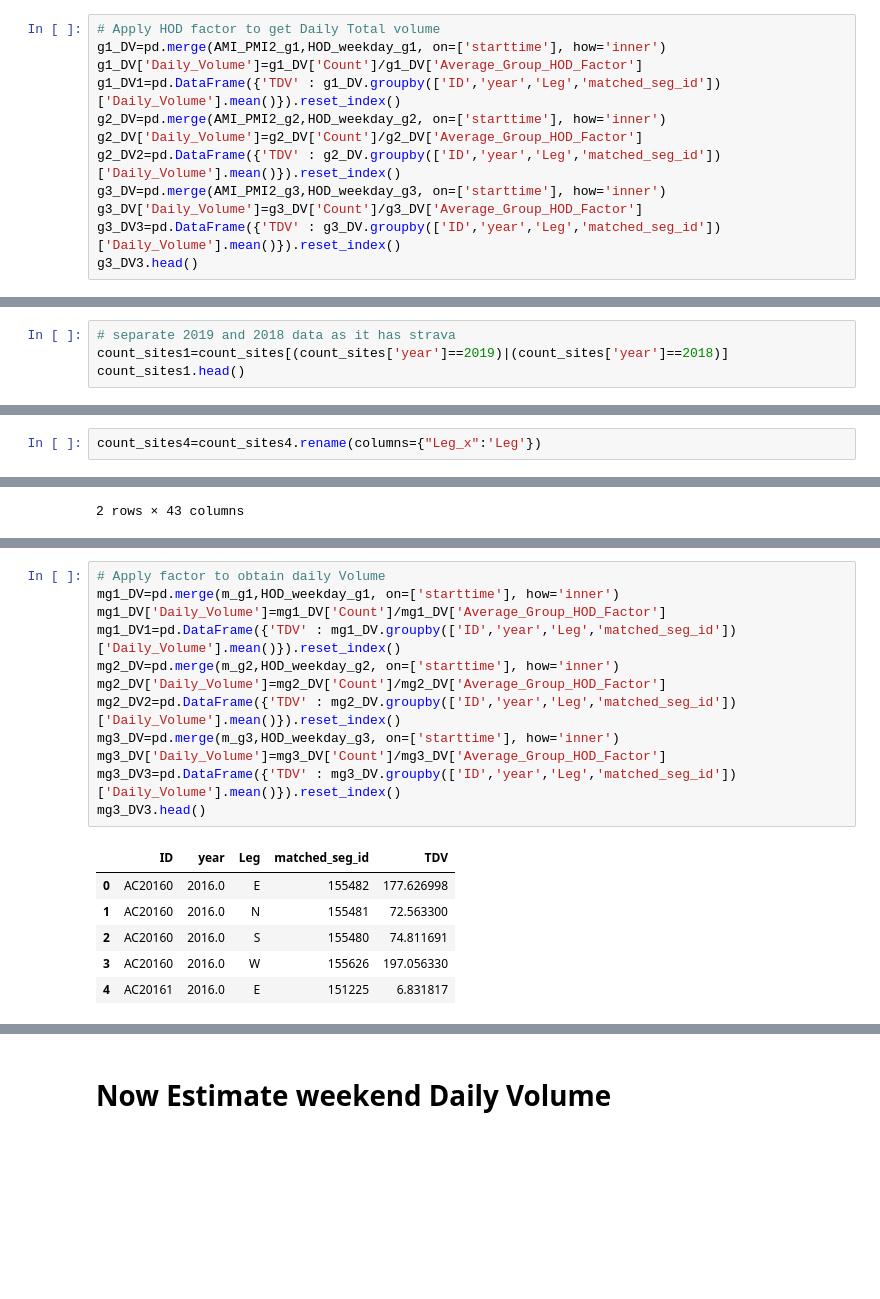
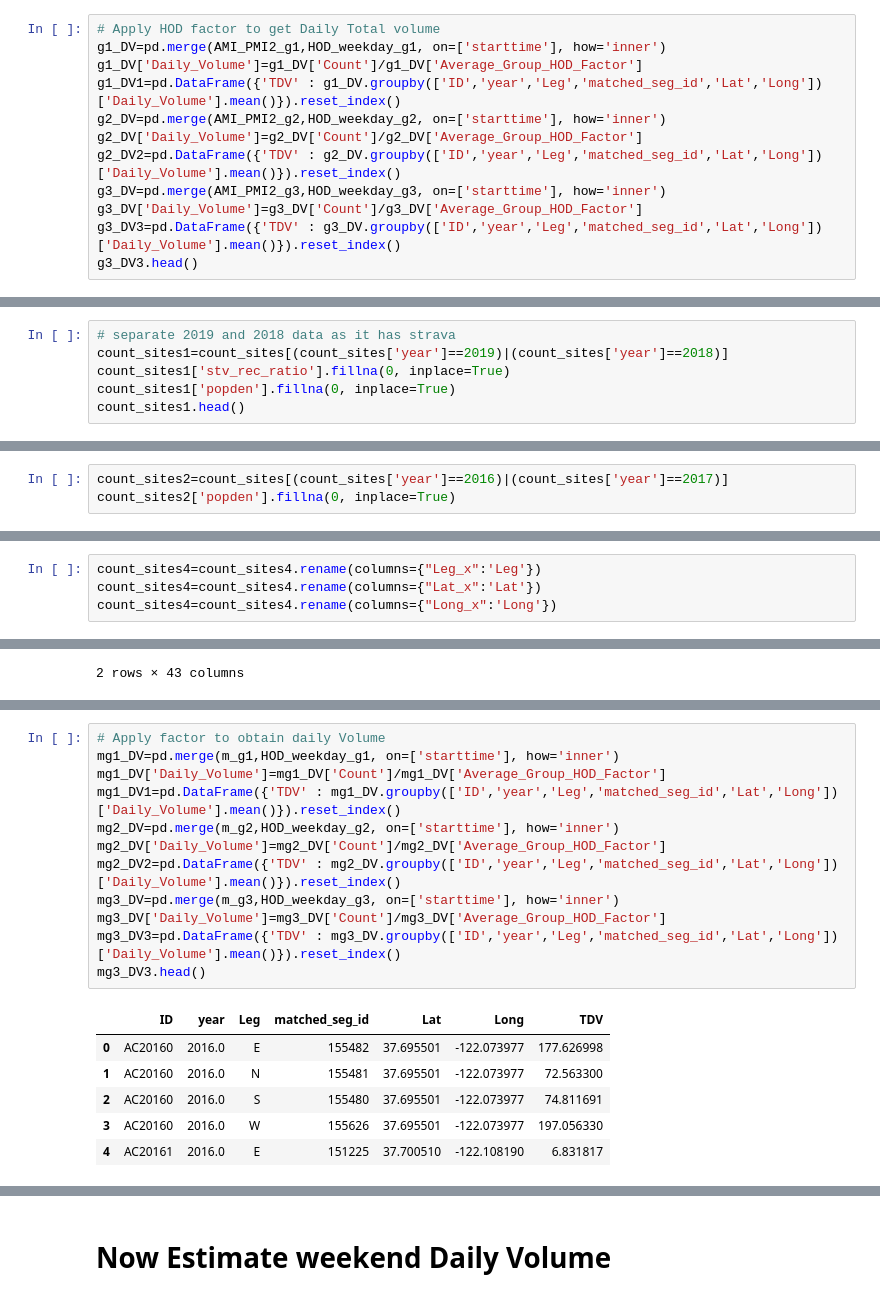
Before and after one commit to mintu07ruet/Bike-Exposure-Modeling, a Jupyter notebook: Expansion_Factor_development_coding/SC_data_Imputation_Daily_Volume.ipynb, the cells around one changed output, grey strips where cells are left out. Cells and saved outputs as stored; diff of their text form; blank space fills up the shorter version.

```diff
--- a/Expansion_Factor_development_coding/SC_data_Imputation_Daily_Volume.ipynb
+++ b/Expansion_Factor_development_coding/SC_data_Imputation_Daily_Volume.ipynb
@@ -361,12 +373,12 @@ HOD_weekday_g3=HOD_weekday.loc[HOD_weekday['Criteria']=='Max_AMI_PMI>2.5']
 # Apply HOD factor to get Daily Total volume
 g1_DV=pd.merge(AMI_PMI2_g1,HOD_weekday_g1, on=['starttime'], how='inner')
 g1_DV['Daily_Volume']=g1_DV['Count']/g1_DV['Average_Group_HOD_Factor']
-g1_DV1=pd.DataFrame({'TDV' : g1_DV.groupby(['ID','year','Leg','matched_seg_id'])['Daily_Volume'].mean()}).reset_index()
+g1_DV1=pd.DataFrame({'TDV' : g1_DV.groupby(['ID','year','Leg','matched_seg_id','Lat','Long'])['Daily_Volume'].mean()}).reset_index()
 g2_DV=pd.merge(AMI_PMI2_g2,HOD_weekday_g2, on=['starttime'], how='inner')
 g2_DV['Daily_Volume']=g2_DV['Count']/g2_DV['Average_Group_HOD_Factor']
-g2_DV2=pd.DataFrame({'TDV' : g2_DV.groupby(['ID','year','Leg','matched_seg_id'])['Daily_Volume'].mean()}).reset_index()
+g2_DV2=pd.DataFrame({'TDV' : g2_DV.groupby(['ID','year','Leg','matched_seg_id','Lat','Long'])['Daily_Volume'].mean()}).reset_index()
 g3_DV=pd.merge(AMI_PMI2_g3,HOD_weekday_g3, on=['starttime'], how='inner')
 g3_DV['Daily_Volume']=g3_DV['Count']/g3_DV['Average_Group_HOD_Factor']
-g3_DV3=pd.DataFrame({'TDV' : g3_DV.groupby(['ID','year','Leg','matched_seg_id'])['Daily_Volume'].mean()}).reset_index()
+g3_DV3=pd.DataFrame({'TDV' : g3_DV.groupby(['ID','year','Leg','matched_seg_id','Lat','Long'])['Daily_Volume'].mean()}).reset_index()
 g3_DV3.head()
 # %% [output]
@@ -550,5 +566,7 @@ count_sites.head(2)
 # %%
 # separate 2019 and 2018 data as it has strava
 count_sites1=count_sites[(count_sites['year']==2019)|(count_sites['year']==2018)]
+count_sites1['stv_rec_ratio'].fillna(0, inplace=True)
+count_sites1['popden'].fillna(0, inplace=True)
 count_sites1.head()
 # %% [output]
@@ -594 +624,4 @@ max        5.639343
 Name: Max_AMI_PMI, dtype: float64
+# %%
+count_sites2=count_sites[(count_sites['year']==2016)|(count_sites['year']==2017)]
+count_sites2['popden'].fillna(0, inplace=True)
@@ -658,2 +703,4 @@ Index(['Unnamed: 0.2', 'Unnamed: 0.1', 'Unnamed: 0_x', 'ID', 'Date',
 # %%
 count_sites4=count_sites4.rename(columns={"Leg_x":'Leg'})
+count_sites4=count_sites4.rename(columns={"Lat_x":'Lat'})
+count_sites4=count_sites4.rename(columns={"Long_x":'Long'})
@@ -692,19 +746,19 @@ Index(['Unnamed: 0.2', 'Unnamed: 0.1', 'Unnamed: 0_x', 'ID', 'Date',
 # %%
 # Apply factor to obtain daily Volume
 mg1_DV=pd.merge(m_g1,HOD_weekday_g1, on=['starttime'], how='inner')
 mg1_DV['Daily_Volume']=mg1_DV['Count']/mg1_DV['Average_Group_HOD_Factor']
-mg1_DV1=pd.DataFrame({'TDV' : mg1_DV.groupby(['ID','year','Leg','matched_seg_id'])['Daily_Volume'].mean()}).reset_index()
+mg1_DV1=pd.DataFrame({'TDV' : mg1_DV.groupby(['ID','year','Leg','matched_seg_id','Lat','Long'])['Daily_Volume'].mean()}).reset_index()
 mg2_DV=pd.merge(m_g2,HOD_weekday_g2, on=['starttime'], how='inner')
 mg2_DV['Daily_Volume']=mg2_DV['Count']/mg2_DV['Average_Group_HOD_Factor']
-mg2_DV2=pd.DataFrame({'TDV' : mg2_DV.groupby(['ID','year','Leg','matched_seg_id'])['Daily_Volume'].mean()}).reset_index()
+mg2_DV2=pd.DataFrame({'TDV' : mg2_DV.groupby(['ID','year','Leg','matched_seg_id','Lat','Long'])['Daily_Volume'].mean()}).reset_index()
 mg3_DV=pd.merge(m_g3,HOD_weekday_g3, on=['starttime'], how='inner')
 mg3_DV['Daily_Volume']=mg3_DV['Count']/mg3_DV['Average_Group_HOD_Factor']
-mg3_DV3=pd.DataFrame({'TDV' : mg3_DV.groupby(['ID','year','Leg','matched_seg_id'])['Daily_Volume'].mean()}).reset_index()
+mg3_DV3=pd.DataFrame({'TDV' : mg3_DV.groupby(['ID','year','Leg','matched_seg_id','Lat','Long'])['Daily_Volume'].mean()}).reset_index()
 mg3_DV3.head()
 # %% [output]
-|  | ID | year | Leg | matched_seg_id | TDV |
-| 0 | AC20160 | 2016.0 | E | 155482 | 177.626998 |
-| 1 | AC20160 | 2016.0 | N | 155481 | 72.563300 |
-| 2 | AC20160 | 2016.0 | S | 155480 | 74.811691 |
-| 3 | AC20160 | 2016.0 | W | 155626 | 197.056330 |
-| 4 | AC20161 | 2016.0 | E | 151225 | 6.831817 |
+|  | ID | year | Leg | matched_seg_id | Lat | Long | TDV |
+| 0 | AC20160 | 2016.0 | E | 155482 | 37.695501 | -122.073977 | 177.626998 |
+| 1 | AC20160 | 2016.0 | N | 155481 | 37.695501 | -122.073977 | 72.563300 |
+| 2 | AC20160 | 2016.0 | S | 155480 | 37.695501 | -122.073977 | 74.811691 |
+| 3 | AC20160 | 2016.0 | W | 155626 | 37.695501 | -122.073977 | 197.056330 |
+| 4 | AC20161 | 2016.0 | E | 151225 | 37.700510 | -122.108190 | 6.831817 |
```
Also changed, not shown: parts of 80 cells of this notebook, 1 other file.
